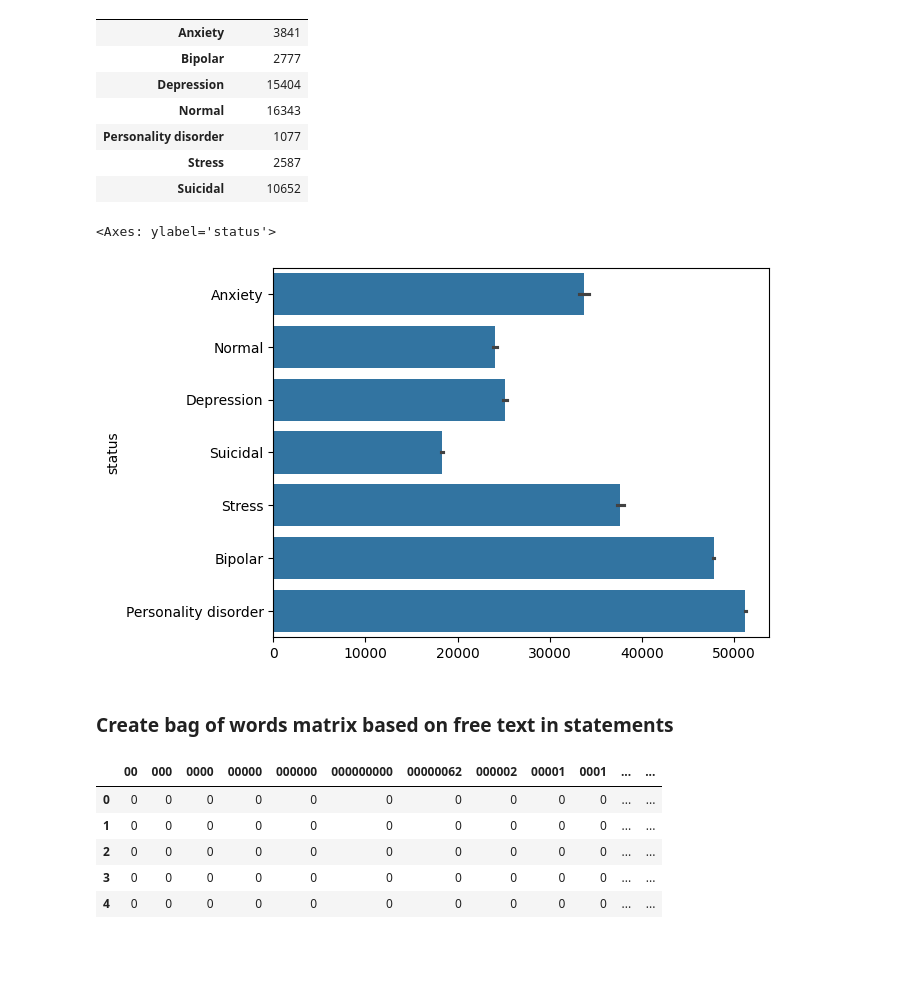
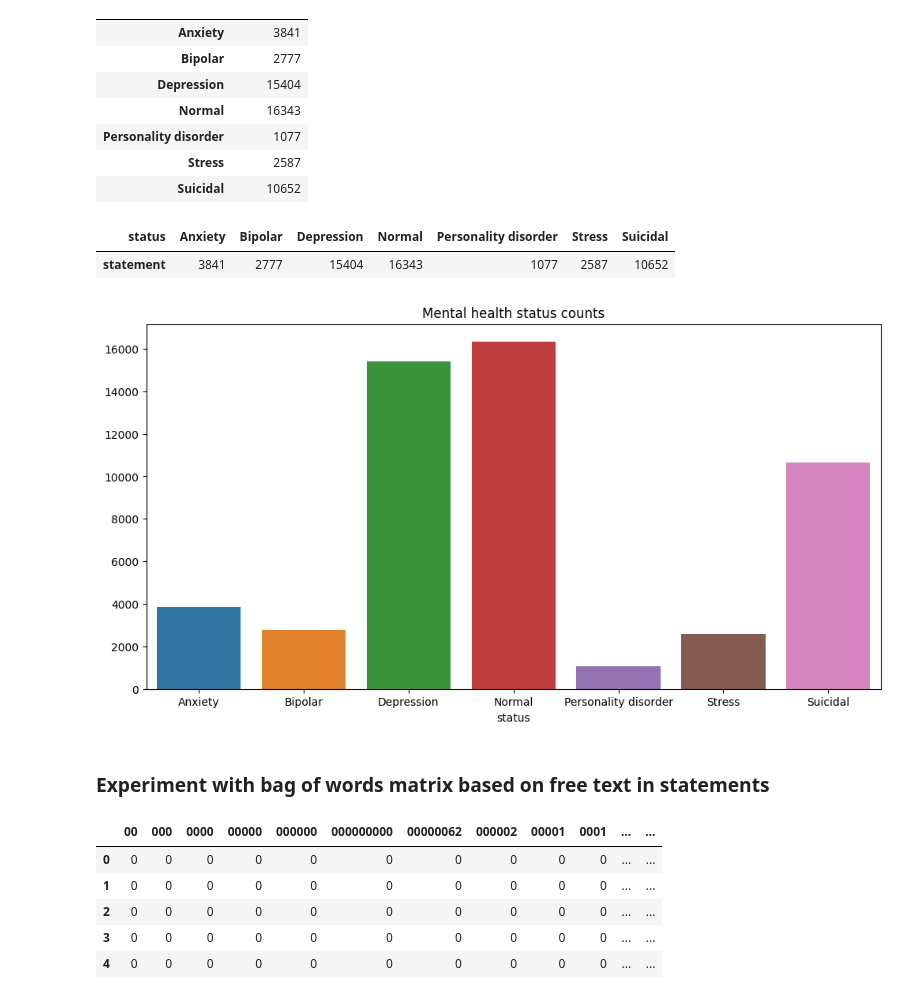
Before and after one commit to Mike812/kaggle, a Jupyter notebook: mental_health/MentalHealth.ipynb, the cells around one changed output. Saved outputs shown, nothing was run; the diff lists cells and outputs as text; code cells hidden in the pictures; blank space fills up the shorter version.

```diff
--- a/mental_health/MentalHealth.ipynb
+++ b/mental_health/MentalHealth.ipynb
@@ -52,3 +54,7 @@ missing_values
 |  | % missing_values |
 | statement | 0.682465 |
 | status | 0.000000 |
+# %%
+# Copied from https://www.kaggle.com/code/sahityasetu/sentiment-analysis-for-mental-health-monitoring
+combined['statement_length'] = combined['statement'].apply(lambda x: len(str(x)))
+print(combined['statement_length'].describe())
@@ -54,0 +76,3 @@ missing_values
+# %%
+combined['statement_no_words'] = combined['statement'].apply(lambda x: len(str(x).split()))
+print(combined['statement_no_words'].describe())
@@ -65,13 +104,20 @@ status_count
 | Personality disorder | 1077 |
 | Stress | 2587 |
 | Suicidal | 10652 |
+# %%
+transposed_status_count = status_count.T
+transposed_status_count
+# %% [output]
+| status | Anxiety | Bipolar | Depression | Normal | Personality disorder | Stress | Suicidal |
+| statement | 3841 | 2777 | 15404 | 16343 | 1077 | 2587 | 10652 |
 # %%
-sns.barplot(data=combined['status'])
+plt.figure(figsize=(12,6))
+sns.barplot(data=transposed_status_count).set_title("Mental health status counts")
+plt.show()
 # %% [output]
-<Axes: ylabel='status'>
-[figure, old version]
+[figure, new version]
 # %% [markdown]
-### Create bag of words matrix based on free text in statements
+### Experiment with bag of words matrix based on free text in statements
 # %%
 # see https://stackoverflow.com/questions/70719940/how-to-get-bag-of-words-and-term-frequency-in-text-format-using-sklearn
 # https://scikit-learn.org/stable/modules/feature_extraction.html
```
Also changed, not shown: parts of 15 cells of this notebook, 10 other files.
